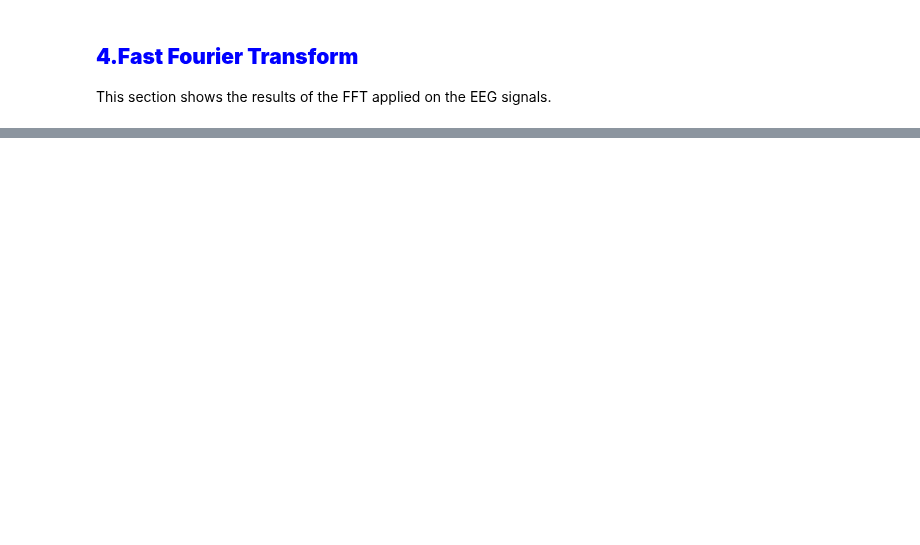
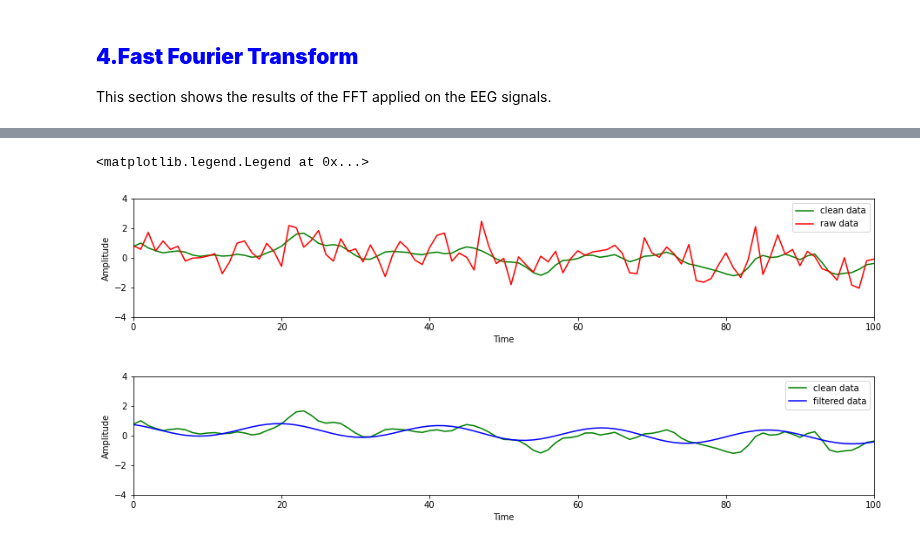
Before and after one commit to MartinaDoku2001/Thesis, a Jupyter notebook: EEG_denoising.ipynb, the cells around one changed output, grey strips where cells are left out. Drawn from its saved outputs; the diff is of its cells as text; code cells hidden in the pictures; blank space fills up the shorter version.

```diff
--- a/EEG_denoising.ipynb
+++ b/EEG_denoising.ipynb
@@ -422,0 +484,39 @@ ax[2].legend()
+# %%
+#WIEGNER VILLE DISTRIBUTION
+#CREATING THE WVD
+def wvd(x, y, fftsize=64, overlap_pct=0.5):
+    """Compute the Wigner-Ville distribution of x and y."""
+    tfd1 = stft(x, fftsize, overlap_pct)
+    tfd2 = stft(y, fftsize, overlap_pct)
+    return np.abs(tfd1[:, :, np.newaxis] * tfd2[:, np.newaxis, :]) ** 2
+
+#CREATING THE INVERSE WVD
+def iwvd(W, overlap_pct=0.5):
+    """Compute the inverse Wigner-Ville distribution of W."""
+    return istft(W, overlap_pct)
+
+#PLOTTING
+#1) THE RAW VS CLEAN EEG DATA
+#2) THE CLEAN VS FILTERED EEG DATA
+fig, ax = plt.subplots(2,1)
+fig.subplots_adjust(hspace=0.5)
+fig.set_size_inches(15.25, 6.25)
+
+ax[0].set_xlim(0,100)
+ax[0].set_ylim(-4,4)
+ax[0].plot(t,train_dataset[1][0], color='green',label='clean data')
+ax[0].plot(t,train_dataset[0][0], color='red', label='raw data')
+ax[0].set_xlabel('Time')
+ax[0].set_ylabel('Amplitude')
+ax[0].legend(loc='upper right')
+
+ax[1].set_xlim(0,100)
+ax[1].set_ylim(-4,4)
+ax[1].plot(t,train_dataset[1][0], color='green',label='clean data')
+ax[1].plot(t,ffilt, color='blue', label='filtered data')
+ax[1].set_xlabel('Time')
+ax[1].set_ylabel('Amplitude')
+ax[1].legend(loc='upper right')
+# %% [output]
+<matplotlib.legend.Legend at 0x...>
+[figure, added]
```
Also changed, not shown: parts of 7 cells of this notebook, 10 other files.
